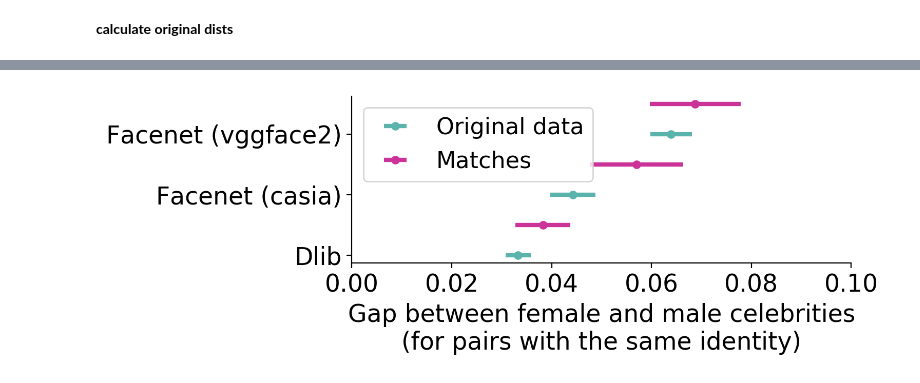
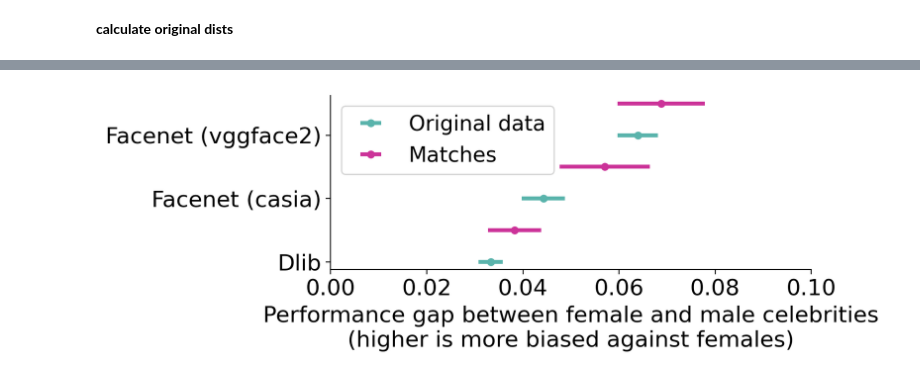
Before and after one commit to csinva/matching-with-gans, a Jupyter notebook: matching_benchmarking/06_analyze_matches_facerec.ipynb, the cells around one changed output, grey strips where cells are left out. Cells and saved outputs as stored; diff of their text form; code cells hidden in the pictures.

```diff
--- a/matching_benchmarking/06_analyze_matches_facerec.ipynb
+++ b/matching_benchmarking/06_analyze_matches_facerec.ipynb
@@ -126,32 +129,32 @@ for i, d in enumerate([ds_orig_list, ds_matches_list]):
 # for i, d in enumerate([accs_orig_list, accs_matches_list]):
     g0 = {k: d[k][0] for k in d.keys()}
     g1 = {k: d[k][1] for k in d}
 
     ks = np.array(dist_names)
     means0 = np.array([np.mean(g0[k]) for k in ks])
     means1 = np.array([np.mean(g1[k]) for k in ks])
     args = np.argsort(np.abs(means0 - means1))
 
     lists = [g0[k] for k in ks]
     means0 = np.array([np.mean(l) for l in lists])
     sems0 = np.array([np.std(l) / np.sqrt(l.size) for l in lists])
     lists = [g1[k] for k in ks]
     means1 = np.array([np.mean(l) for l in lists])
     sems1 = np.array([np.std(l) / np.sqrt(l.size) for l in lists])
     ys = np.arange(len(ks))
     plt.errorbar(means0[args] - means1[args], ys + i * 0.5, xerr=sems0, label=labs[i],
                  linestyle='', marker='.', markersize=10, color=colors[i])
 #     plt.errorbar(np.zeros(ys.size), ys + i * 0.5, xerr=sems1,
 #                  linestyle='', marker='.', markersize=10, color=colors[i])
     plt.grid(axis='x', which='both')
 
     plt.xlim((0, 0.1))
     plt.yticks(np.arange(len(ks)), [k.capitalize().replace('_', ' ') for k in ks[args]])
-plt.xlabel('Gap between female and male celebrities\n(for pairs with the same identity)')
+plt.xlabel('Performance gap between female and male celebrities\n(higher is more biased against females)')
 plt.legend()
 # plt.legend(bbox_to_anchor=(1, 0.5))
 util.savefig('dists_matching')
 # plt.legend()
 plt.show()
 # %% [output]
-[figure, old version]
+[figure, new version]
```
Also changed, not shown: parts of 2 cells of this notebook, 3 other files.
